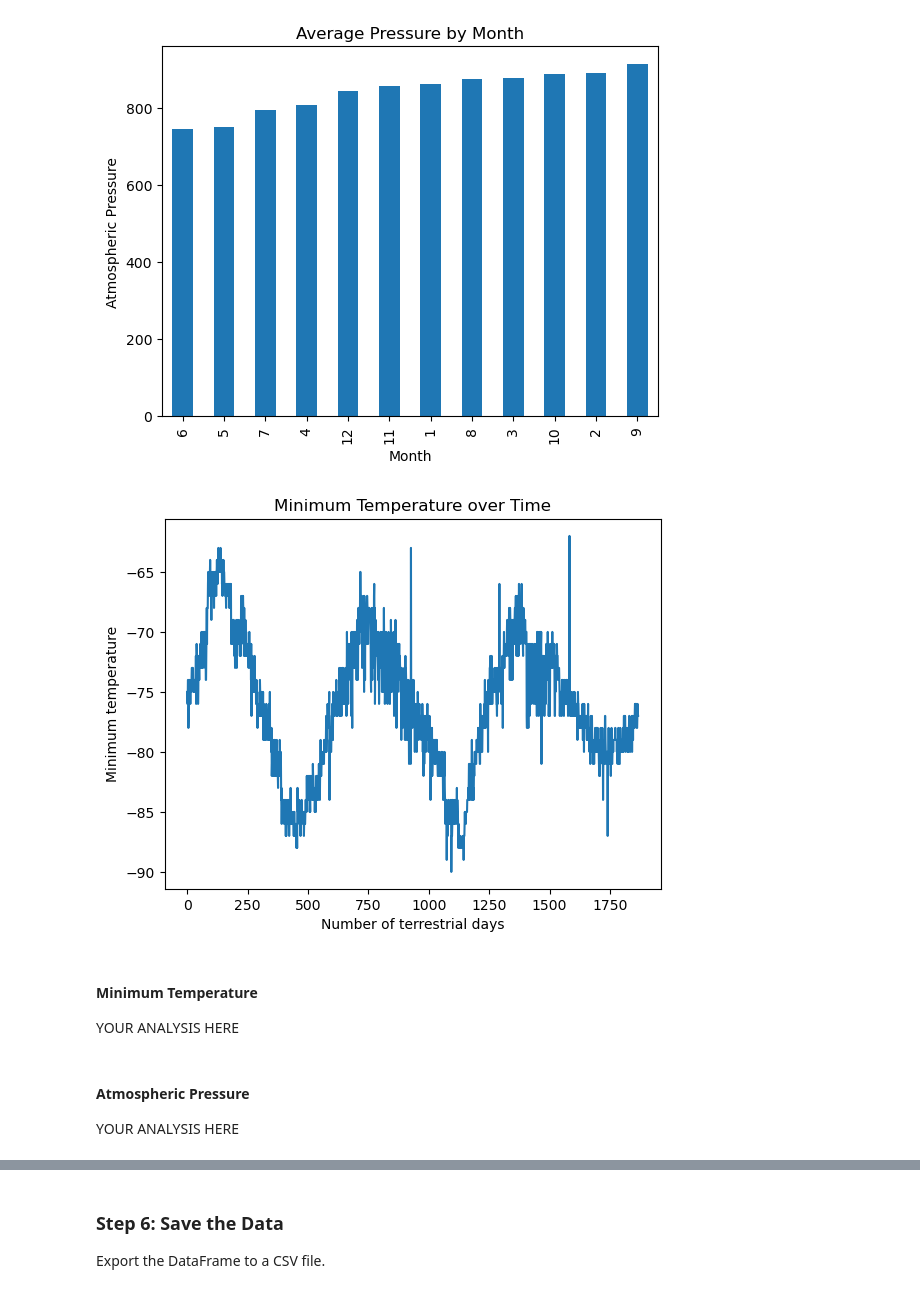
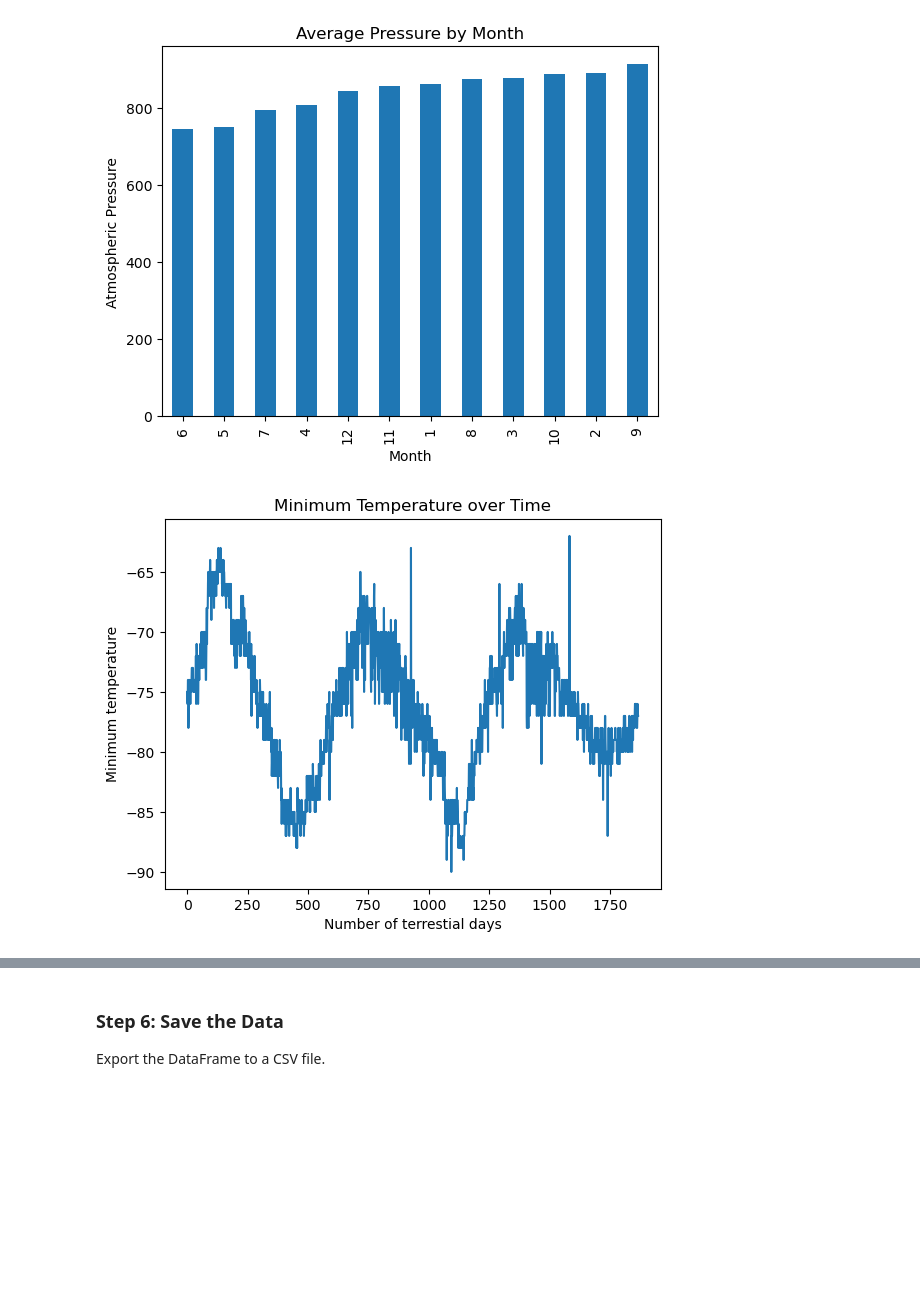
Before and after one commit to Kadeeza/web_scraping_challenge, a Jupyter notebook: part_2_mars_weather.ipynb, the cells around one changed output, grey strips where cells are left out. Drawn from its saved outputs; the diff is of its cells as text; code cells hidden in the pictures; blank space fills up the shorter version.

```diff
--- a/part_2_mars_weather.ipynb
+++ b/part_2_mars_weather.ipynb
@@ -273,13 +290,24 @@ plt.show()
 # %%
 # 5. How many terrestrial (Earth) days are there in a Martian year?
 # Visually estimate the result by plotting the daily minimum temperature of each observation in the data set.
+
+# number of terrestial days in a martian year
+no_of_days = df['terrestrial_date'].count()
+
+# preparing minimum temp df for plotting
+
+daily_min = df['min_temp']
+
+#Plotting graph
+
+daily_min.plot()
+
+# lables and titles
+plt.title('Minimum Temperature over Time')
+plt.xlabel('Number of terrestial days')
+plt.ylabel('Minimum temperature')
+
+# Show the plot
+plt.show()
 # %% [output]
-[figure, old version]
+[figure, new version]
-# %% [markdown]
-#### Minimum Temperature
-
-YOUR ANALYSIS HERE
-# %% [markdown]
-#### Atmospheric Pressure
-
-YOUR ANALYSIS HERE
```
Also changed, not shown: parts of 5 cells of this notebook, 1 other file.
